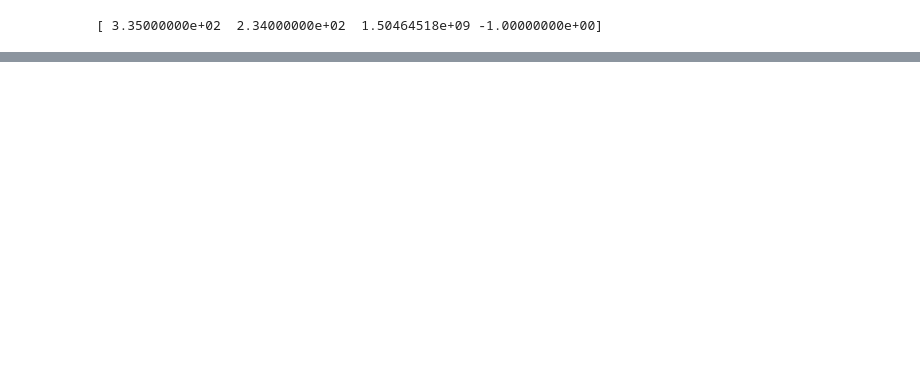
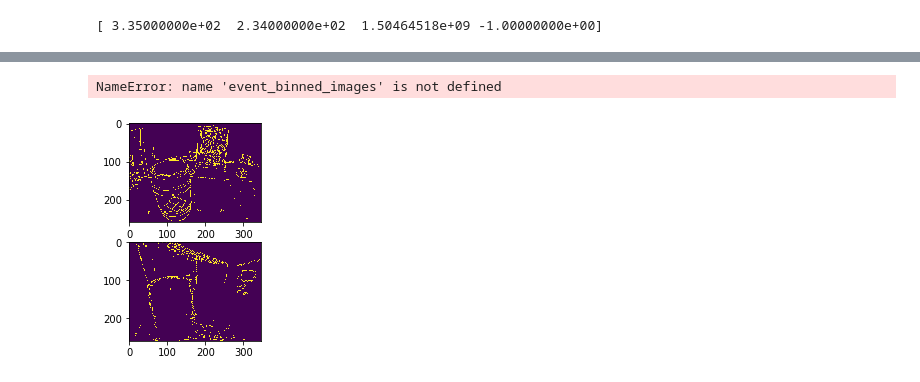
Before and after one commit to abdullaayyad96/DVSDepthLearning, a Jupyter notebook: pre_process.ipynb, the cells around one changed output, grey strips where cells are left out. Cells and saved outputs as stored; diff of their text form; code cells hidden in the pictures; blank space fills up the shorter version.

```diff
--- a/pre_process.ipynb
+++ b/pre_process.ipynb
@@ -103,0 +79,19 @@ plt.imshow(depth_images[70])
+# %%
+plt.imshow(event_binned_images[70][:,:,0])
+# %% [output]
+NameError: name 'event_binned_images' is not defined
+# %%
+#Edge detection
+frame_edges = EventPreProcess.EdgeDetection(frame_images)
+depth_edges = EventPreProcess.EdgeDetection(depth_images, convert=True)
+
+fig = plt.figure()
+ax = fig.add_subplot(2, 1, 1)
+ax.imshow(np.array(frame_edges[70]).reshape(260, 346))
+ax.autoscale(False)
+ax2 = fig.add_subplot(2, 1, 2, sharex=ax, sharey=ax)
+ax2.imshow(np.array(depth_edges[70]).reshape(260, 346))
+ax2.autoscale(False)
+plt.show()
+# %% [output]
+[figure, added]
```
Also changed, not shown: parts of 26 cells of this notebook, 5 other files.
